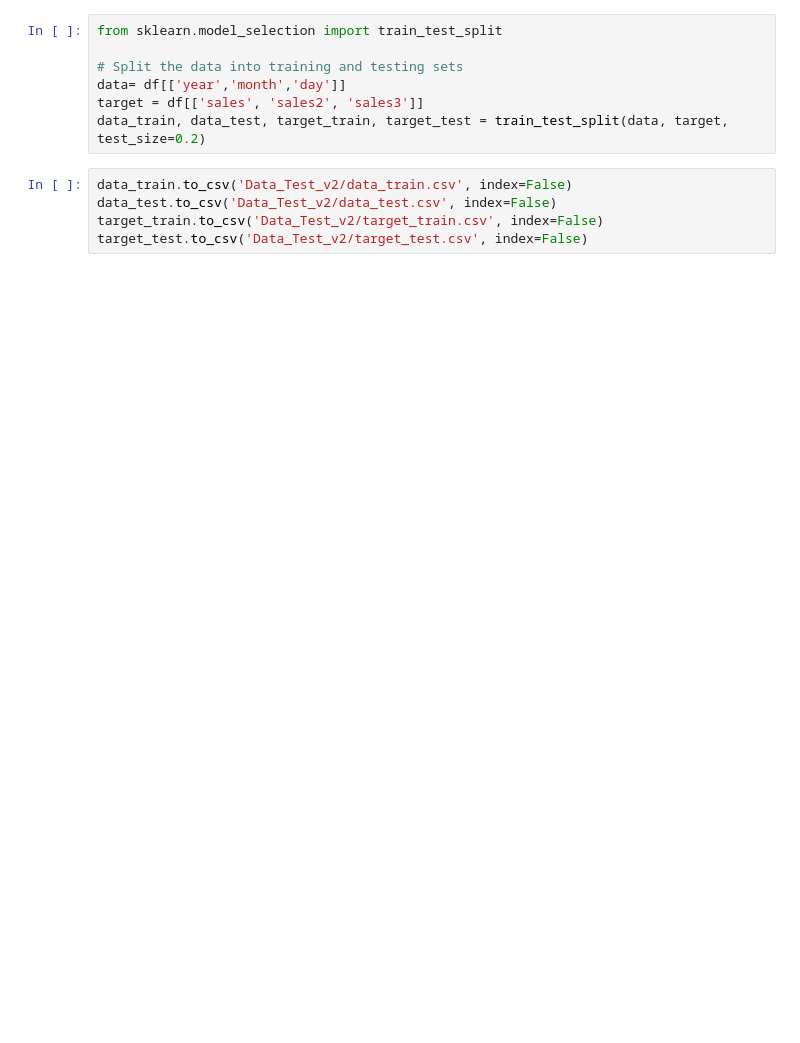
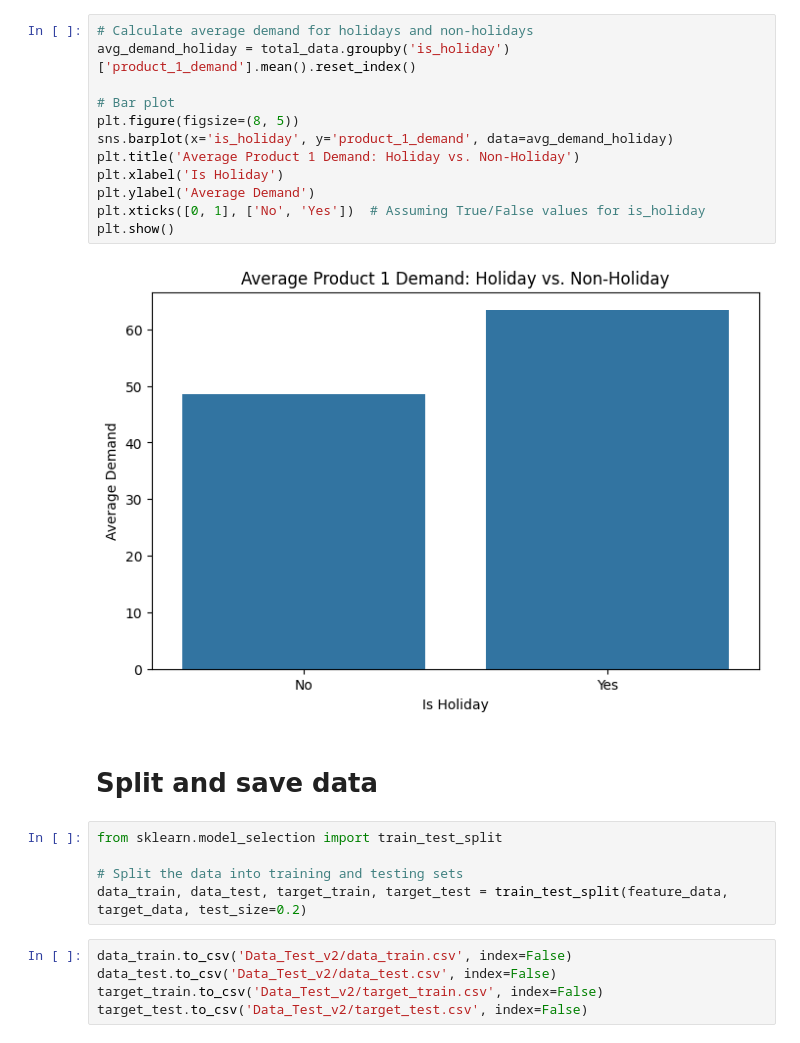
Before and after one commit to Lanza-git/Integrated-vs-Seperated-Master-Thesis, a Jupyter notebook: Data_Handler_multi_item.ipynb, the cells around one changed output. Saved outputs shown, nothing was run; the diff lists cells and outputs as text; blank space fills up the shorter version.

```diff
--- a/Data_Handler_multi_item.ipynb
+++ b/Data_Handler_multi_item.ipynb
@@ -38,10 +133,24 @@ df['day'] = df['date'].dt.day
+# %%
+# Calculate average demand for holidays and non-holidays
+avg_demand_holiday = total_data.groupby('is_holiday')['product_1_demand'].mean().reset_index()
+
+# Bar plot
+plt.figure(figsize=(8, 5))
+sns.barplot(x='is_holiday', y='product_1_demand', data=avg_demand_holiday)
+plt.title('Average Product 1 Demand: Holiday vs. Non-Holiday')
+plt.xlabel('Is Holiday')
+plt.ylabel('Average Demand')
+plt.xticks([0, 1], ['No', 'Yes'])  # Assuming True/False values for is_holiday
+plt.show()
+# %% [output]
+[figure, added]
+# %% [markdown]
+# Split and save data
 # %%
 from sklearn.model_selection import train_test_split
 
 # Split the data into training and testing sets
-data= df[['year','month','day']]
-target = df[['sales', 'sales2', 'sales3']]
-data_train, data_test, target_train, target_test = train_test_split(data, target, test_size=0.2)
+data_train, data_test, target_train, target_test = train_test_split(feature_data, target_data, test_size=0.2)
 # %%
 data_train.to_csv('Data_Test_v2/data_train.csv', index=False)
 data_test.to_csv('Data_Test_v2/data_test.csv', index=False)
```
Also changed, not shown: parts of 9 cells of this notebook.
